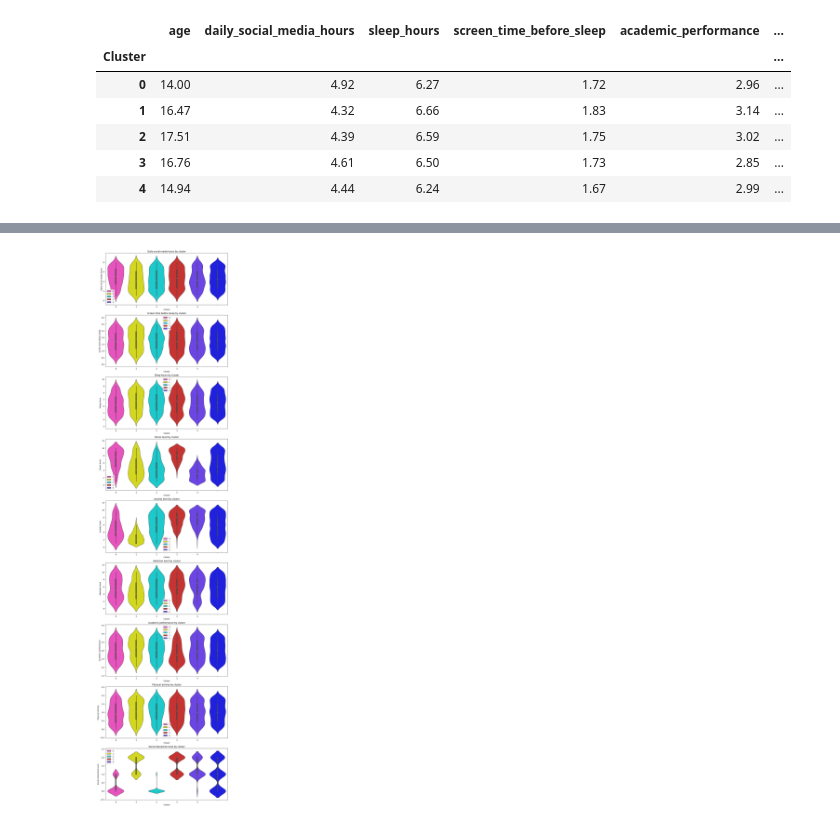
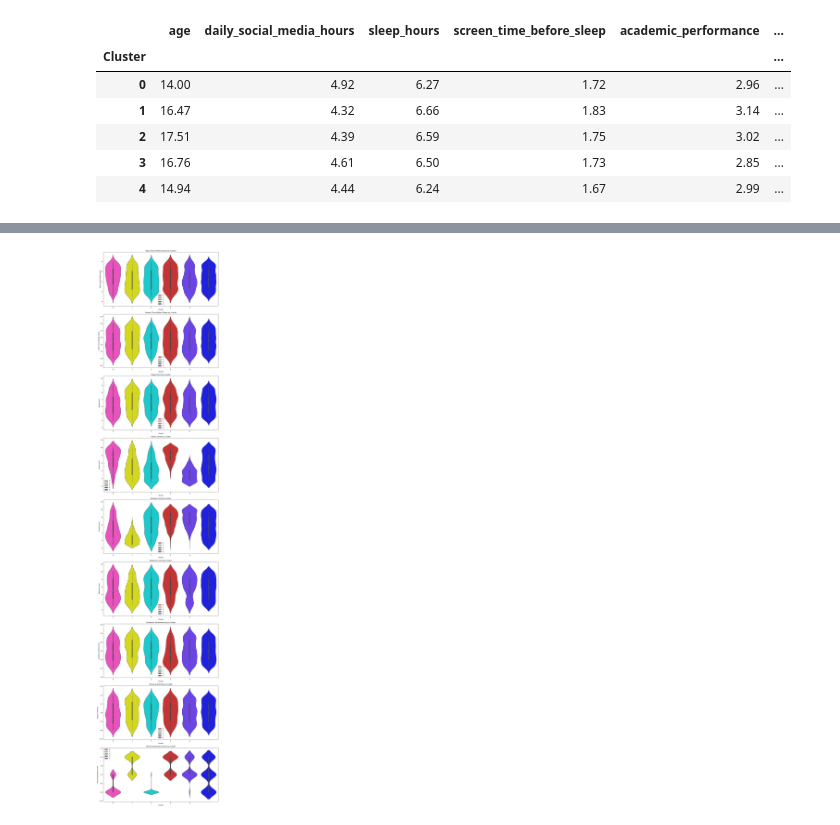
Before and after one commit to Leow14/Social-Media-Impact, a Jupyter notebook: Data analysis/Notebooks/data_analysis.ipynb, the cells around one changed output, grey strips where cells are left out. Saved outputs shown, nothing was run; the diff lists cells and outputs as text; code cells hidden in the pictures.

Commit message:
Refactoring the notebook again, correcting some typos and spelling errors, changing some visual effects.

```diff
--- a/Data analysis/Notebooks/data_analysis.ipynb
+++ b/Data analysis/Notebooks/data_analysis.ipynb
@@ -920,63 +906,43 @@ cluster_profile
 | 3 | 4.61 | 1.73 | 6.50 | 8.03 | 7.37 | 6.05 | ... |
 | 4 | 4.44 | 1.67 | 6.24 | 3.08 | 7.50 | 6.14 | ... |
 # %%
+violin_columns = [
+    "daily_social_media_hours",
+    "screen_time_before_sleep",
+    "sleep_hours",
+    "stress_level",
+    "anxiety_level",
+    "addiction_level",
+    "academic_performance",
+    "physical_activity",
+    "social_interaction_level"
+]
+
 plt.figure(figsize=(12, 54))
 
-plt.subplot(9, 1, 1)
-sns.violinplot(x=clustered_df["Cluster"], y=clustered_df["daily_social_media_hours"], palette=cluster_colors, hue=clustered_df["Cluster"])
-sns.violinplot(y=clustered_df["daily_social_media_hours"], color="blue", linewidth=1.0)
-plt.title("Daily social media hours by cluster")
-plt.ylabel("Daily social media hours")
+for i, column in enumerate(violin_columns):
+    label = column.replace("_", " ").title()
 
-plt.subplot(9, 1, 2)
-sns.violinplot(x=clustered_df["Cluster"], y=clustered_df["screen_time_before_sleep"], palette=cluster_colors, hue=clustered_df["Cluster"])
-sns.violinplot(y=clustered_df["screen_time_before_sleep"], color="blue", linewidth=1.0)
-plt.title("Screen time before sleep by cluster")
-plt.ylabel("Screen time before sleep")
+    plt.subplot(9, 1, i + 1)
 
-plt.subplot(9, 1, 3)
-sns.violinplot(x=clustered_df["Cluster"], y=clustered_df["sleep_hours"], palette=cluster_colors, hue=clustered_df["Cluster"])
-sns.violinplot(y=clustered_df["sleep_hours"], color="blue", linewidth=1.0)
-plt.title("Sleep hours by cluster")
-plt.ylabel("Sleep hours")
+    sns.violinplot(
+        x=clustered_df["Cluster"],
+        y=clustered_df[column],
+        palette=cluster_colors,
+        hue=clustered_df["Cluster"]
+    )
 
-plt.subplot(9, 1, 4)
-sns.violinplot(x=clustered_df["Cluster"], y=clustered_df["stress_level"], palette=cluster_colors, hue=clustered_df["Cluster"])
-sns.violinplot(y=clustered_df["stress_level"], color="blue", linewidth=1.0)
-plt.title("Stress level by cluster")
-plt.ylabel("Stress level")
+    sns.violinplot(
+        y=clustered_df[column],
+        color="blue",
+        linewidth=1.0
+    )
 
-plt.subplot(9, 1, 5)
-sns.violinplot(x=clustered_df["Cluster"], y=clustered_df["anxiety_level"], palette=cluster_colors, hue=clustered_df["Cluster"])
-sns.violinplot(y=clustered_df["anxiety_level"], color="blue", linewidth=1.0)
-plt.title("Anxiety level by cluster")
-plt.ylabel("Anxiety level")
+    plt.title(f"{label} by cluster")
+    plt.ylabel(label)
 
-plt.subplot(9, 1, 6)
-sns.violinplot(x=clustered_df["Cluster"], y=clustered_df["addiction_level"], palette=cluster_colors, hue=clustered_df["Cluster"])
-sns.violinplot(y=clustered_df["addiction_level"], color="blue", linewidth=1.0)
-plt.title("Addiction level by cluster")
-plt.ylabel("Addiction level")
-
-plt.subplot(9, 1, 7)
-sns.violinplot(x=clustered_df["Cluster"], y=clustered_df["academic_performance"], palette=cluster_colors, hue=clustered_df["Cluster"])
-sns.violinplot(y=clustered_df["academic_performance"], color="blue", linewidth=1.0)
-plt.title("Academic performance by cluster")
-plt.ylabel("Academic performance")
-
-plt.subplot(9, 1, 8)
-sns.violinplot(x=clustered_df["Cluster"], y=clustered_df["physical_activity"], palette=cluster_colors, hue=clustered_df["Cluster"])
-sns.violinplot(y=clustered_df["physical_activity"], color="blue", linewidth=1.0)
-plt.title("Physical activity by cluster")
-plt.ylabel("Physical activity")
-
-plt.subplot(9, 1, 9)
-sns.violinplot(x=clustered_df["Cluster"], y=clustered_df["social_interaction_level"], palette=cluster_colors, hue=clustered_df["Cluster"])
-sns.violinplot(y=clustered_df["social_interaction_level"], color="blue", linewidth=1.0)
-plt.title("Social interaction level by cluster")
-plt.ylabel("Social interaction level")
-
+plt.tight_layout()
 plt.show()
 # %% [output]
-[figure, old version]
+[figure, new version]
 # %% [markdown]
```
Also changed, not shown: parts of 15 cells of this notebook.
